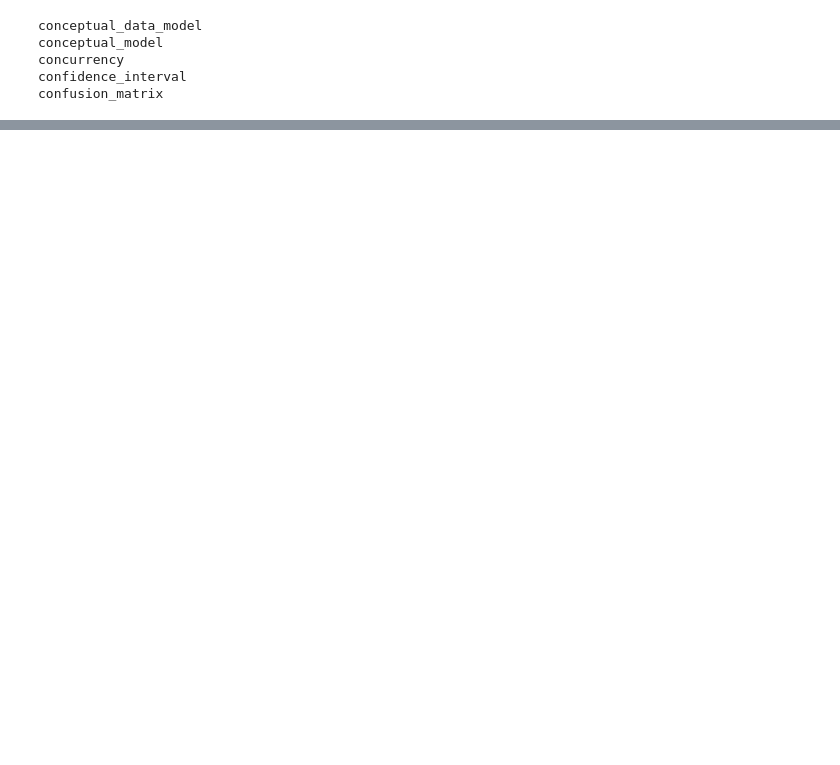
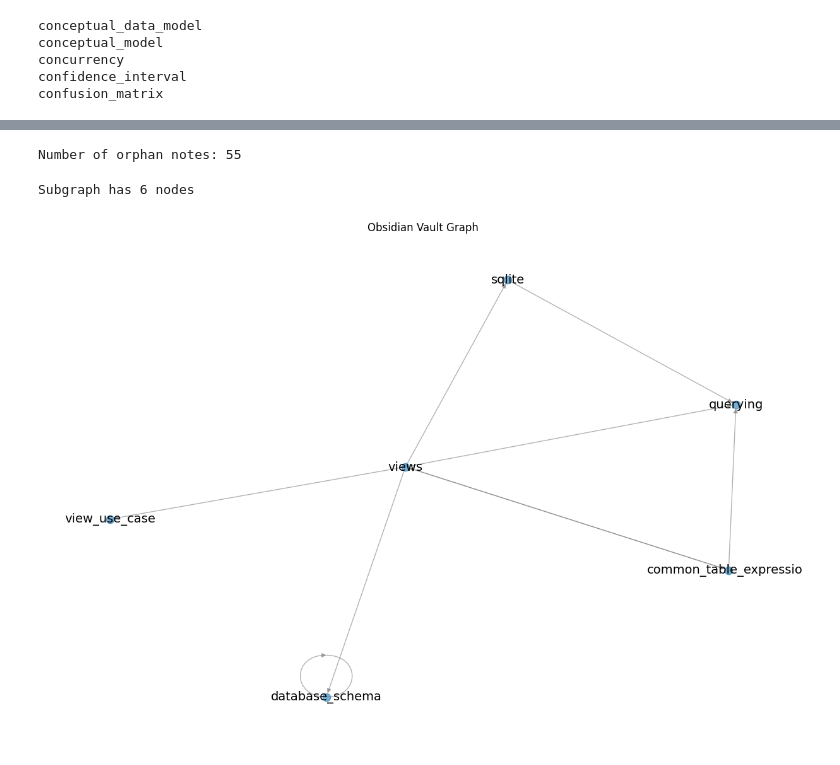
Before and after one commit to rhyslwells/Data-Archive-Graph, a Jupyter notebook: explorations/explore_vault_index.ipynb, the cells around one changed output, grey strips where cells are left out. Cells and saved outputs as stored; diff of their text form; code cells hidden in the pictures; blank space fills up the shorter version.

Commit message:
subgraph added

```diff
--- a/explorations/explore_vault_index.ipynb
+++ b/explorations/explore_vault_index.ipynb
@@ -208,0 +156,52 @@ top_titles = [titles[i] for i in I[0]]
+# %%
+# Find orphan notes (no inlinks or outlinks)
+orphans = [
+    title for title, note in vault.items()
+    if not note.get("outlinks", []) and all(title not in n.get("outlinks", []) for n in vault.values())
+]
+print(f"\nNumber of orphan notes: {len(orphans)}")
+# %% [output]
+Number of orphan notes: 55
+# %%
+
+# ============================================
+# 2. Construct a Directed Link Graph
+# ============================================
+
+G = nx.DiGraph()
+
+# Add nodes and edges (ensure we fetch outlinks and other necessary attributes correctly)
+for title, note in vault.items():
+    G.add_node(title)  # No tags added since not directly available in the note dictionary
+    outlinks = note.get("outlinks", [])  # Fetch outlinks from an external source if not in the note dictionary
+    for outlink in outlinks:
+        if outlink in vault:  # Only add edge if target exists
+            G.add_edge(title, outlink)
+
+print(f"\nGraph has {G.number_of_nodes()} nodes and {G.number_of_edges()} edges")
+# %%
+def plot_graph(graph, figsize=(12, 8), label_nodes=False, font_size=14, k=0.1):
+    plt.figure(figsize=figsize)
+    pos = nx.spring_layout(graph, k=k, seed=42)  # Reduced k for shorter edges
+    nx.draw(graph, pos, node_size=80, edge_color='gray', alpha=0.6)
+    if label_nodes:
+        nx.draw_networkx_labels(graph, pos, font_size=font_size)  # Increased font_size here
+    plt.title("Obsidian Vault Graph")
+    plt.axis('off')
+    plt.show()
+
+
+def get_subgraph(center_title, depth=1):
+    if center_title not in G:
+        print(f"'{center_title}' not found in graph.")
+        return None
+    sub = nx.ego_graph(G, center_title, radius=depth)
+    print(f"Subgraph has {len(sub)} nodes")
+    return sub
+
+# Example: a 1-hop neighborhood
+subG = get_subgraph("views", depth=1)
+plot_graph(subG, label_nodes=True, font_size=14, k=2)  # Font size set to 14 and reduced edge length with k=0.1
+# %% [output]
+Subgraph has 6 nodes
+[figure, added]
```
Also changed, not shown: parts of 19 cells of this notebook, 1 other file.
